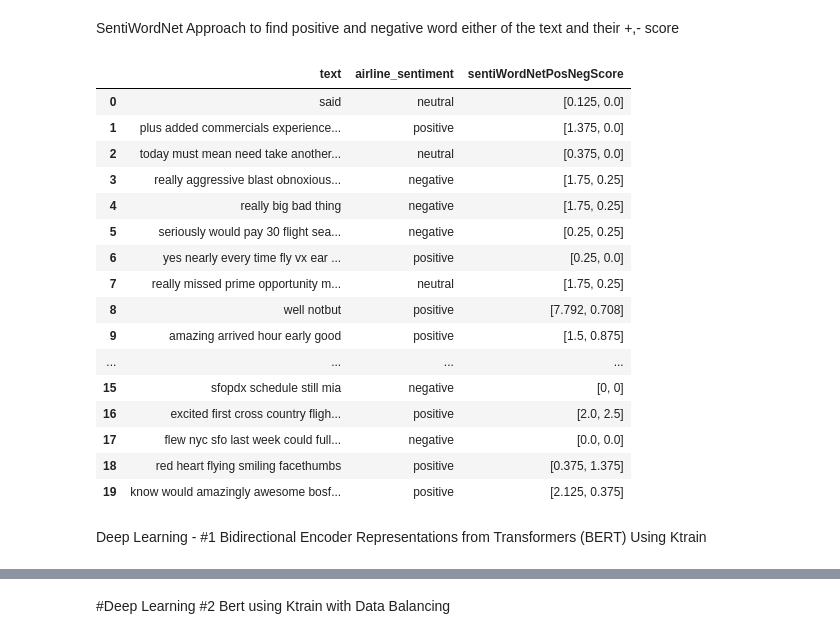
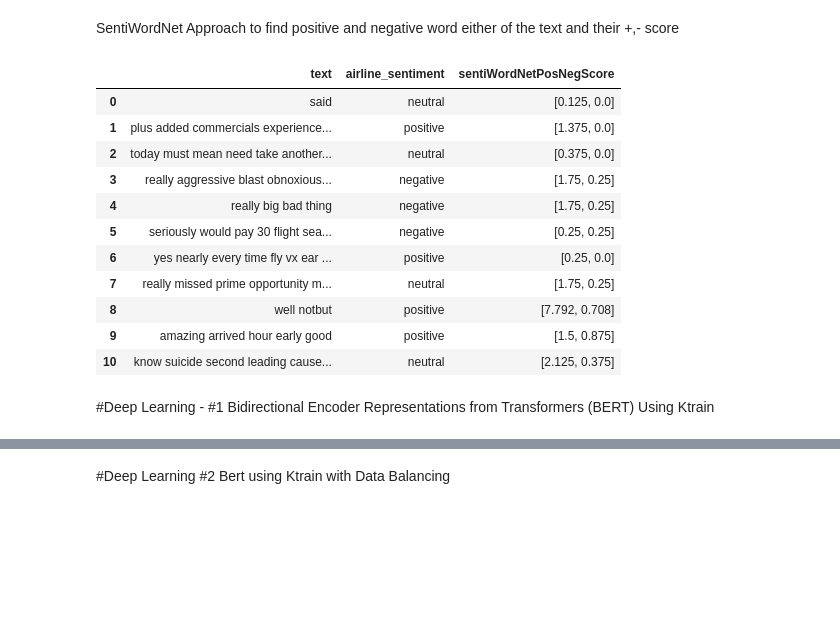
Before and after one commit to Internship-BVoc/G1_TwitterSentimentAnalysis, a Jupyter notebook: notebooks/twitter_sentiment_analysis.ipynb, the cells around one changed output, grey strips where cells are left out. Drawn from its saved outputs; the diff is of its cells as text; code cells hidden in the pictures; blank space fills up the shorter version.

```diff
--- a/notebooks/twitter_sentiment_analysis.ipynb
+++ b/notebooks/twitter_sentiment_analysis.ipynb
@@ -13,7 +23,7 @@ pip install emoji pyLDAvis pycld2 polyglot pyicu Morfessor ner python-twitter #k
 exit()
 # %%
 import pandas as pd
-import nltk,spacy,re,emoji,pyLDAvis,requests,gensim,pyLDAvis,nerer,datetime,twitter
+import nltk,spacy,re,emoji,pyLDAvis,requests,gensim,pyLDAvis,datetime#,nerer,twitter
 from  nltk.tokenize import word_tokenize
 from nltk.corpus import stopwords
 from nltk.stem import WordNetLemmatizer
@@ -32,7 +42,6 @@ from geopy.geocoders import Nominatim
 from geopy.extra.rate_limiter import RateLimiter
 from matplotlib import style
 try: from twitter_creds import *
-import twitter
 except: pass
 from sklearn.model_selection import train_test_split
 from sklearn.feature_extraction.text import TfidfVectorizer
@@ -69,9 +78,9 @@ nltk.download('maxent_ne_chunker')
 lemmatizer = WordNetLemmatizer()
 sns.set_style('darkgrid')
 
-try: df = pd.read_csv('/content/drive/My Drive/Tensor/Tweets-A.csv')
+try: df = pd.read_csv('/content/drive/My Drive/Tweets-A.csv')
 except : df = pd.read_csv('Tweets-A.csv')
 df['tokenised_text'] = [[word for word in word_tokenize(i)] for i in df.text]
-df = df.drop('Unnamed: 0',axis=1)
+# df = df.drop('Unnamed: 0',axis=1)
 df['tags'] = [ [ ent[1: ] for ent in i.split() if ent.startswith("@") ] for i in df.text ]
 df.head()
@@ -191,10 +182,10 @@ df_data.text = df_data.text.apply(lambda text: re.compile(r'http?://\S+|www\.\S+
 df_data.text = df_data.text.apply(lambda text: BeautifulSoup(text,'html.parser').text)
 
 #HashTags Separation And Merging
-df_data['hashtags'] = [ [ tag[1: ] for tag in i.split() if tag.startswith('#') ] for i in df_data.text ]
+df_data['hashtags'] = [[j[1:] for j in re.findall(r'#[A-Za-z]\w+',i)] for i in df_data.text]
 
 #@Entities Separation And Merging
-df_data['tags'] = [ [ ent[1: ] for ent in i.split() if ent.startswith("@") ] for i in df_data.text ]
+df_data['tags'] = [[j[1:] for j in re.findall(r'@[A-Za-z]\w+',i)] for i in df_data.text]
 
 #Decontraction
 df_data.text = df_data.text.apply(lambda x :decontracted(x))
@@ -975,8 +1049,8 @@ df_data.to_csv(str(int(time()))+'_Update_8.csv')
 # %% [markdown]
 Bucket List Usage to extract positive text from negative labeled text or vice versa
 # %%
-negWords = open("/content/drive/My Drive/negative-words.txt", encoding = "ISO-8859-1").read().lower().split("\n")
-posWords = open("/content/drive/My Drive/positive-words.txt", encoding = "ISO-8859-1").read().lower().split("\n")
+negWords = open("negative-words.txt", encoding = "ISO-8859-1").read().lower().split("\n")
+posWords = open("positive-words.txt", encoding = "ISO-8859-1").read().lower().split("\n")
 def calculateScoreFromBucketList(sentence):
   sentence = word_tokenize(sentence.lower())
   negArray=[]
@@ -1013,36 +1087,31 @@ SentiWordNet Approach to find positive and negative word either of the text and
 # %%
 def synsetPosNegScore(text):
   if not text: return [0,0]
   posScore=negScore=0
   tokenised_text = word_tokenize(text.lower())
   for token in tokenised_text:
     scoreList = swn.senti_synsets(token)
     if not scoreList: continue
     for score in scoreList:
       posScore+= score.pos_score()
       negScore+= score.neg_score()
     return [posScore,negScore]
 
 df_data['sentiWordNetPosNegScore'] = df_data.text.apply(synsetPosNegScore)
-df_data[['text','airline_sentiment','sentiWordNetPosNegScore']].head(20)
+df_data[['text','airline_sentiment','sentiWordNetPosNegScore']].head(11)
 # %% [output]
 |  | text | airline_sentiment | sentiWordNetPosNegScore |
 | 0 | said | neutral | [0.125, 0.0] |
 | 1 | plus added commercials experience... | positive | [1.375, 0.0] |
 | 2 | today must mean need take another... | neutral | [0.375, 0.0] |
 | 3 | really aggressive blast obnoxious... | negative | [1.75, 0.25] |
 | 4 | really big bad thing | negative | [1.75, 0.25] |
 | 5 | seriously would pay 30 flight sea... | negative | [0.25, 0.25] |
 | 6 | yes nearly every time fly vx ear ... | positive | [0.25, 0.0] |
 | 7 | really missed prime opportunity m... | neutral | [1.75, 0.25] |
 | 8 | well notbut | positive | [7.792, 0.708] |
 | 9 | amazing arrived hour early good | positive | [1.5, 0.875] |
-| ... | ... | ... | ... |
-| 15 | sfopdx schedule still mia | negative | [0, 0] |
-| 16 | excited first cross country fligh... | positive | [2.0, 2.5] |
-| 17 | flew nyc sfo last week could full... | negative | [0.0, 0.0] |
-| 18 | red heart flying smiling facethumbs | positive | [0.375, 1.375] |
-| 19 | know would amazingly awesome bosf... | positive | [2.125, 0.375] |
+| 10 | know suicide second leading cause... | neutral | [2.125, 0.375] |
 # %% [markdown]
-Deep Learning - #1
+#Deep Learning - #1
 Bidirectional Encoder Representations from Transformers (BERT) Using Ktrain
```
Also changed, not shown: parts of 90 cells of this notebook.
